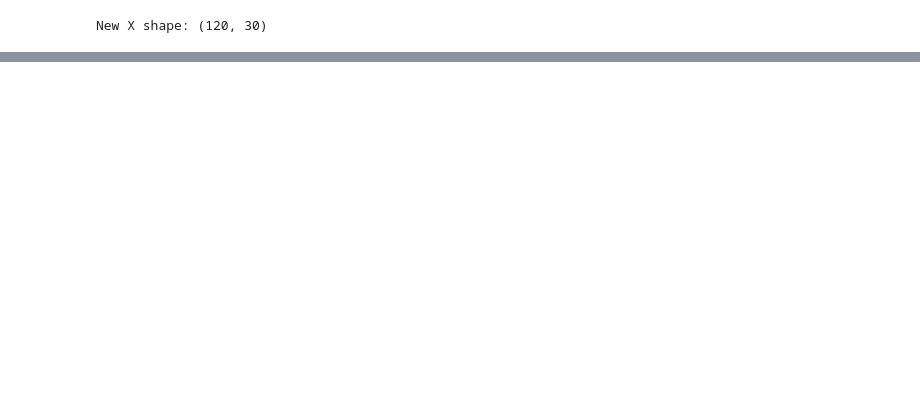
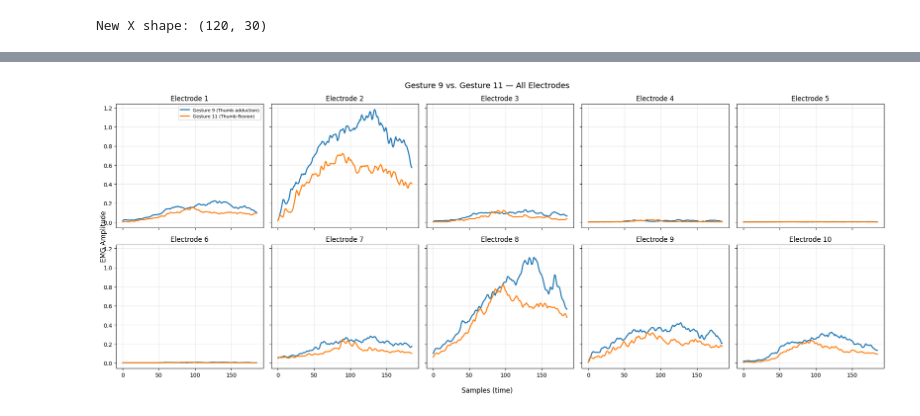
Before and after one commit to KatiaN14/prosthetichandsimulator, a Jupyter notebook: emg_gesture_classification.ipynb, the cells around one changed output, grey strips where cells are left out. Saved outputs shown, nothing was run; the diff lists cells and outputs as text; code cells hidden in the pictures; blank space fills up the shorter version.

```diff
--- a/emg_gesture_classification.ipynb
+++ b/emg_gesture_classification.ipynb
@@ -544,10 +544,10 @@ X_subwindows = []
 y_subwindows = []
 
 for g in range(1, 13):
-    starts = gesture_starts[stimulus[gesture_starts] == g]
+    starts = gesture_starts[restimulus[gesture_starts] == g]
     for start in starts:
         next_idx = np.searchsorted(gesture_starts, start, side='right')
-        end = gesture_starts[next_idx] if next_idx < len(gesture_starts) else len(stimulus)
+        end = gesture_starts[next_idx] if next_idx < len(gesture_starts) else len(restimulus)
         window = emg[start:end, :]  # (duration, 10)
 
         # Split into 3 equal parts
@@ -607,0 +747,45 @@ weighted avg       0.87      0.83      0.83        24
+# %%
+import numpy as np
+import matplotlib.pyplot as plt
+
+# Get all Gesture 9 and Gesture 11 windows
+gesture_1_windows = [ ]
+gesture_2_windows = []
+
+for g in [9, 11]:
+    starts = gesture_starts[restimulus[gesture_starts] == g]
+    for start in starts:
+        next_idx = np.searchsorted(gesture_starts, start, side='right')
+        end = gesture_starts[next_idx] if next_idx < len(gesture_starts) else len(restimulus)
+        window = emg[start:end, :]
+        if g == 9:
+            gesture_1_windows.append(window)
+        else:
+            gesture_2_windows.append(window)
+
+min_length = min([w.shape[0] for w in gesture_1_windows + gesture_2_windows])
+gesture_1_windows = [w[:min_length, :] for w in gesture_1_windows]
+gesture_2_windows = [w[:min_length, :] for w in gesture_2_windows]
+
+mean_gesture_1 = np.mean(gesture_1_windows, axis=0)  # (min_length, 10)
+mean_gesture_2 = np.mean(gesture_2_windows, axis=0)  # (min_length, 10)
+
+# Grid of subplots: 2 rows x 5 columns = 10 electrodes
+fig, axes = plt.subplots(2, 5, figsize=(20, 8), sharex=True, sharey=True)
+axes = axes.flatten()  # turns the 2x5 grid into a simple list of 10 axes
+
+for electrode in range(10):
+    ax = axes[electrode]
+    ax.plot(mean_gesture_1[:, electrode], label="Gesture 9 (Thumb adduction)", linewidth=2)
+    ax.plot(mean_gesture_2[:, electrode], label="Gesture 11 (Thumb flexion)", linewidth=2)
+    ax.set_title(f"Electrode {electrode + 1}")
+    ax.grid(alpha=0.3)
+
+axes[0].legend(fontsize=8)
+fig.supxlabel("Samples (time)")
+fig.supylabel("EMG Amplitude")
+fig.suptitle("Gesture 9 vs. Gesture 11 — All Electrodes", fontsize=14)
+plt.tight_layout()
+plt.show()
+# %% [output]
+[figure, added]
```
Also changed, not shown: parts of 28 cells of this notebook.
